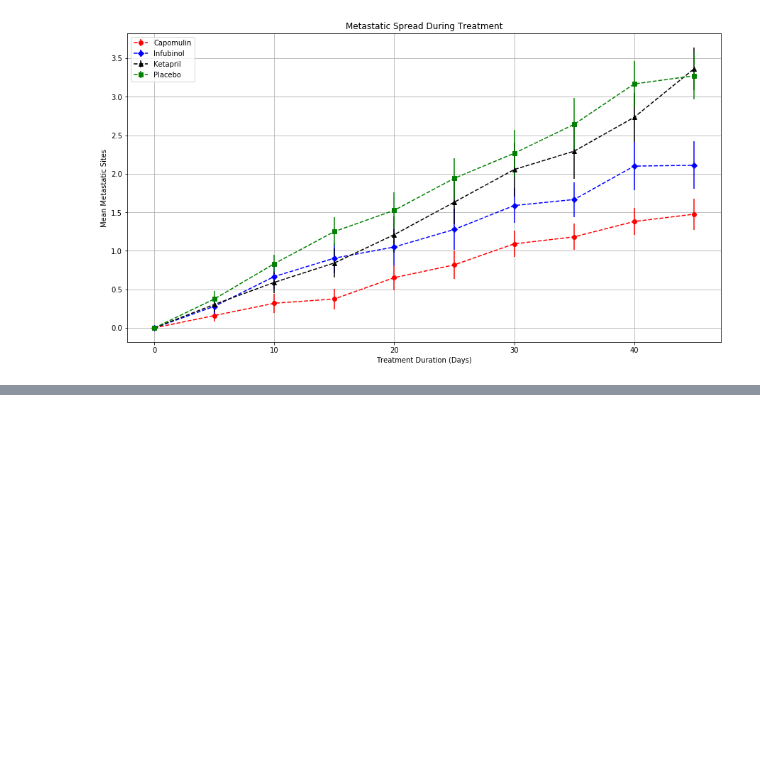
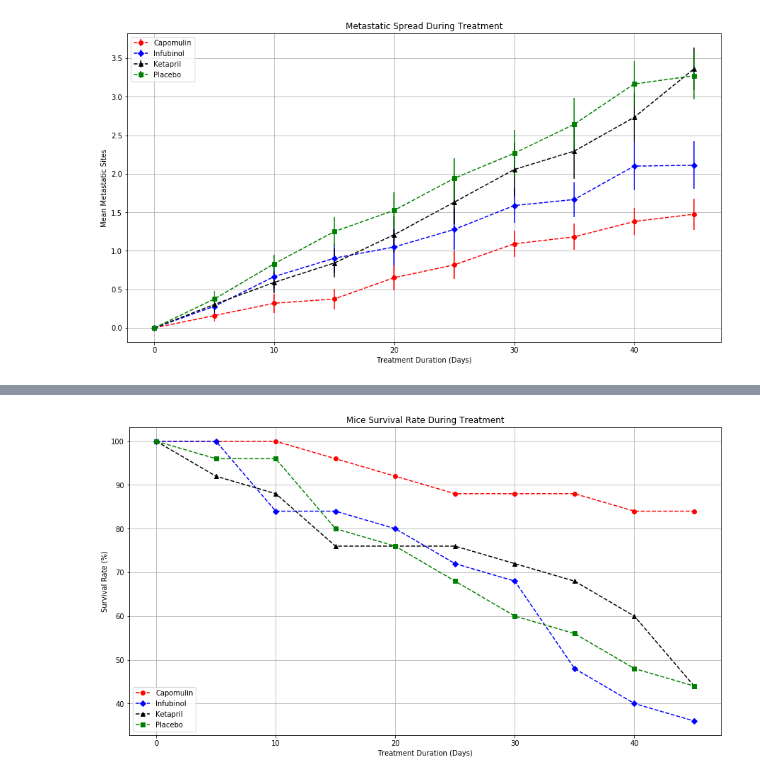
Before and after one commit to gfidanli/matplotlib-Pymaceuticals, a Jupyter notebook: Analysis.ipynb, the cells around one changed output, grey strips where cells are left out. Cells and saved outputs as stored; diff of their text form; code cells hidden in the pictures; blank space fills up the shorter version.

Commit message:
Add mice survival rate

```diff
--- a/Analysis.ipynb
+++ b/Analysis.ipynb
@@ -211,0 +215,11 @@ plt.show()
+# %%
+# Group dataset by Drug and Timepoint
+groups = data[['Drug','Timepoint','Mouse ID']].groupby(['Drug','Timepoint'])
+
+# Get the count of mice per grouping
+count_mice = groups.count()
+
+# Convert to Dataframe
+count_mice = count_mice.reset_index()
+
+count_mice.head()
@@ -211,0 +233,9 @@ plt.show()
+# %%
+# Reformat Data Frames
+df = pd.pivot_table(count_mice, index='Timepoint', columns='Drug')
+df.columns = df.columns.get_level_values(1) # Flatten hierarchical index in columns
+df.head()
+
+# Limit analysis to only Capomulin, Infubinol, Ketapril, and Placebo
+df_analysis = df[['Capomulin', 'Infubinol', 'Ketapril', 'Placebo']]
+df_analysis.head()
@@ -211,0 +250,30 @@ plt.show()
+# %%
+# Plot line graph with error bars
+fig, ax = plt.subplots(figsize=(15,8))
+
+x = df.index
+
+graph_parameters = {
+    'Capomulin':{'color':'r','marker':'o'},
+    'Infubinol':{'color':'b','marker':'D'},
+    'Ketapril':{'color':'k','marker':'^'},
+    'Placebo':{'color':'g','marker':'s'}
+}
+
+for drug,params in graph_parameters.items():
+    y = (df[drug] / 25) * 100 # Get survival rate
+    fmt=params['marker']+params['color']+'--'
+
+    ax.plot(x, y, color=params['color'], marker=params['marker'], linestyle='--')
+
+ax.set(
+    xlabel='Treatment Duration (Days)',
+    ylabel='Survival Rate (%)',
+    title='Mice Survival Rate During Treatment'
+)
+ax.grid()
+
+plt.legend(loc='lower left')
+plt.show()
+# %% [output]
+[figure, added]
```
Also changed, not shown: parts of 5 cells of this notebook.
